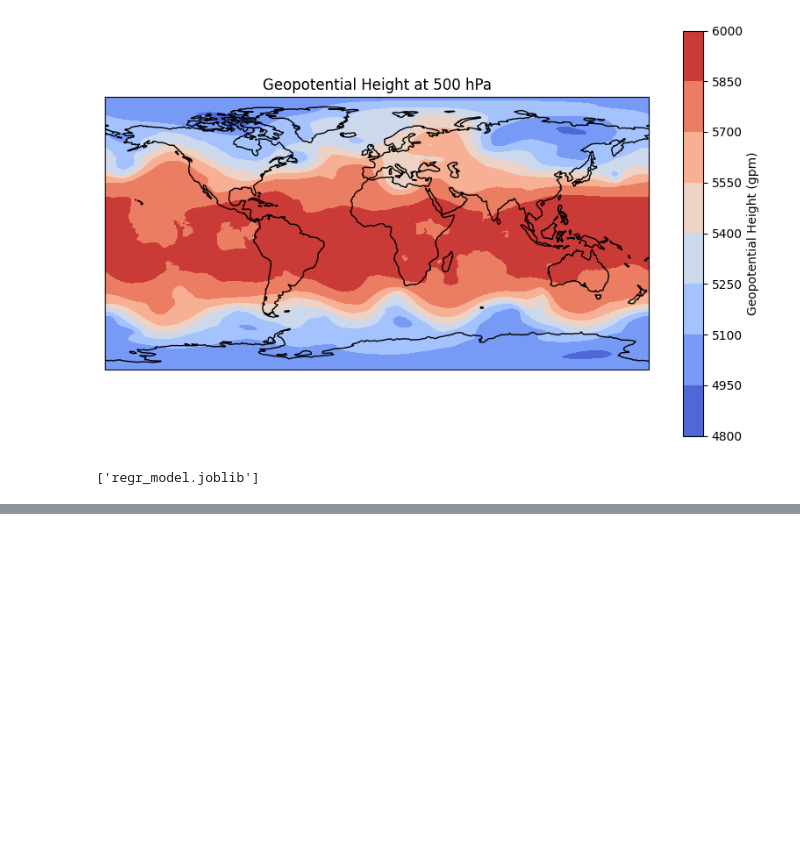
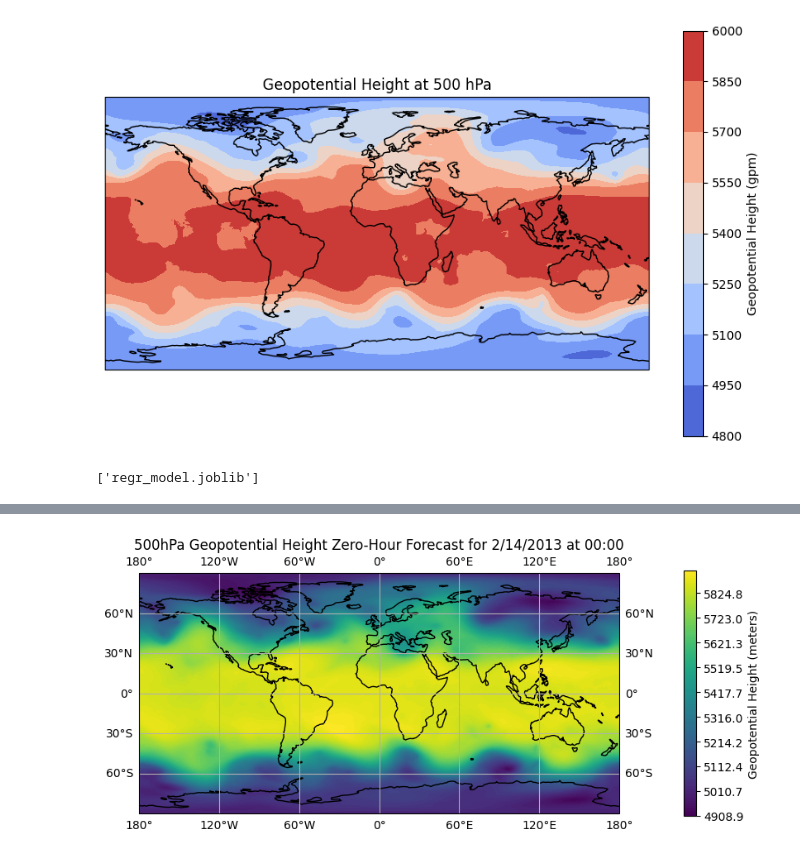
Before and after one commit to Simunition/data-stormer-modeling, a Jupyter notebook: model-testing/Model-Training.ipynb, the cells around one changed output, grey strips where cells are left out. Cells and saved outputs as stored; diff of their text form; code cells hidden in the pictures; blank space fills up the shorter version.

```diff
--- a/model-testing/Model-Training.ipynb
+++ b/model-testing/Model-Training.ipynb
@@ -144,0 +207,62 @@ print(os.getcwd())
+# %%
+import pygrib
+import pandas as pd
+import numpy as np
+import matplotlib.pyplot as plt
+import cartopy.crs as ccrs
+from joblib import load
+
+def extract_data_and_coords(filename):
+    with pygrib.open(filename) as grbs:
+        grb = grbs.select()[0]
+        data = grb.values
+        lats, lons = grb.latlons()
+        time = grb.validDate.strftime("%H:%M")
+        year = grb.validDate.year
+        month = grb.validDate.month
+        day = grb.validDate.day
+        return data.flatten(), lats, lons, time, year, month, day
+
+# Load the machine learning model
+model = load('regr_model.joblib')
+
+# File path of the data to make a prediction on
+grib_file = './new-twelve'
+
+# Extract data and coordinates from the file
+X_new, lats, lons, time, year, month, day = extract_data_and_coords(grib_file)
+
+# Reshape the input data
+X_new = X_new.reshape(-1, 1)
+
+# Make the prediction
+prediction = model.predict(X_new).reshape(361, 720)
+
+# Create a plot with a world map using Cartopy
+fig = plt.figure(figsize=(10, 6))
+ax = plt.axes(projection=ccrs.PlateCarree())
+ax.coastlines()
+ax.stock_img()
+ax.gridlines(draw_labels=True)
+
+# Compute plot min/max and set the contour value range
+vmin = prediction.min().item()
+vmax = prediction.max().item()
+levels = np.linspace(vmin, vmax, 100)
+
+# Plot the geopotential height data
+plt.contourf(lons, lats, prediction, levels=levels, transform=ccrs.PlateCarree())
+
+# Add colorbar
+cbar = plt.colorbar(shrink=0.642, pad=0.1)
+cbar.set_label('Geopotential Height (meters)')
+
+# Set plot title and labels
+plt.title(f"500hPa Geopotential Height Zero-Hour Forecast for {month}/{day}/{year} at {time}")
+plt.xlabel('Longitude')
+plt.ylabel('Latitude')
+
+# Show the plot
+plt.show()
+# %% [output]
+[figure, added]
```
Also changed, not shown: parts of 5 cells of this notebook, 4 other files.
